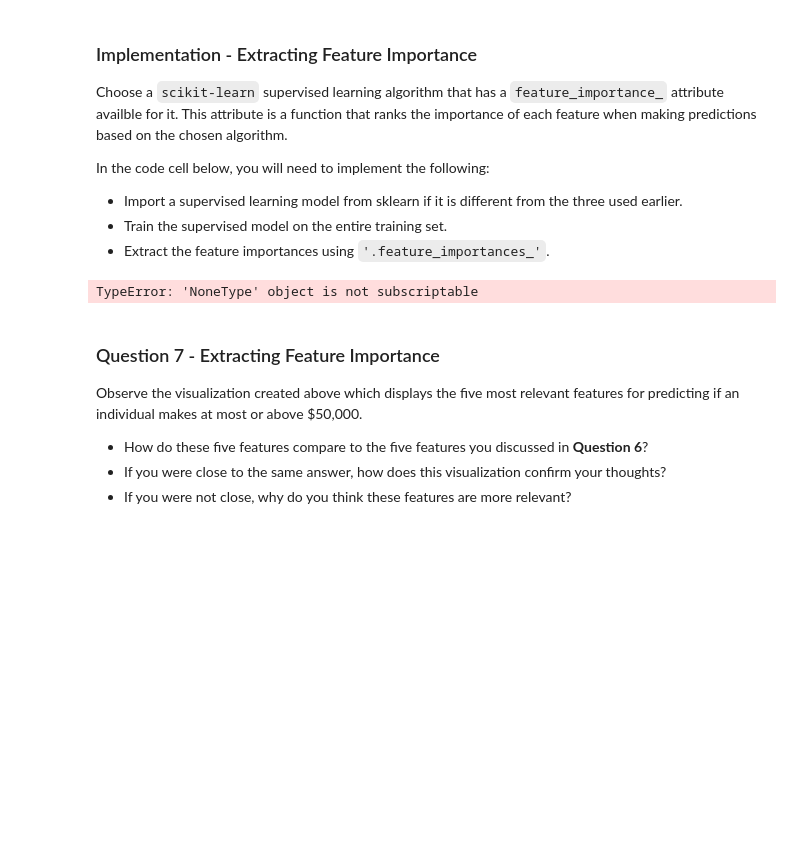
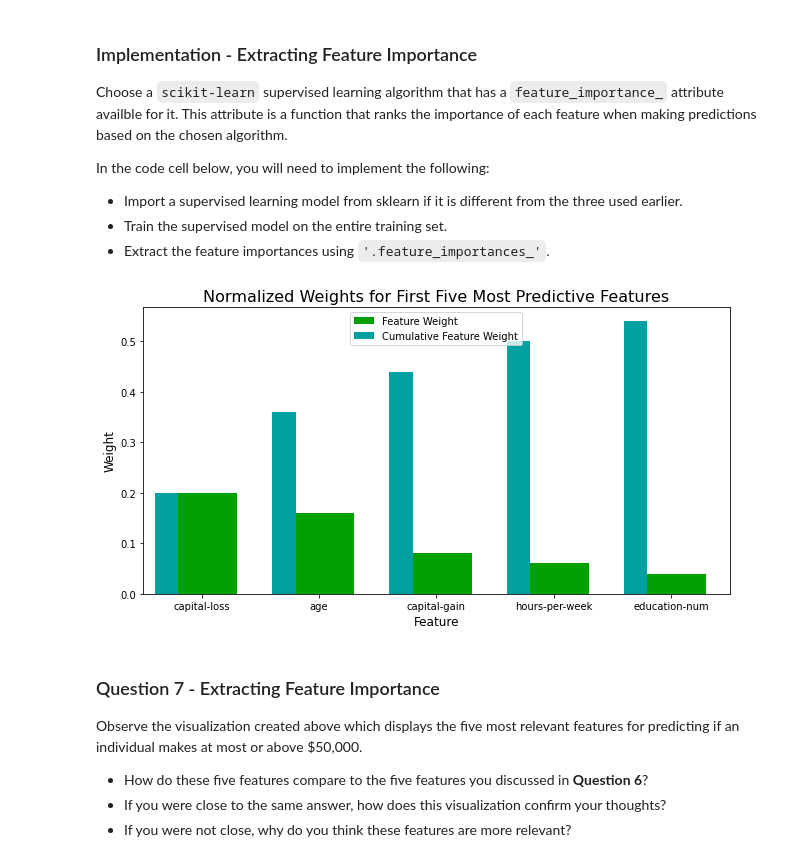
Before and after one commit to samthegolden/DSND_Term1, a Jupyter notebook: projects/p1_charityml/finding_donors.ipynb, the cells around one changed output. Cells and saved outputs as stored; diff of their text form; code cells hidden in the pictures; blank space fills up the shorter version.

```diff
--- a/projects/p1_charityml/finding_donors.ipynb
+++ b/projects/p1_charityml/finding_donors.ipynb
@@ -570,17 +591,18 @@ In the code cell below, you will need to implement the following:
 # %%
 # TODO: Import a supervised learning model that has 'feature_importances_'
 
 
 # TODO: Train the supervised model on the training set using .fit(X_train, y_train)
-model = None
+model = AdaBoostClassifier(random_state=42)
+model.fit(X_train, y_train)
 
 # TODO: Extract the feature importances using .feature_importances_
-importances = None
+importances = model.feature_importances_
 
 # Plot
 vs.feature_plot(importances, X_train, y_train)
 # %% [output]
-TypeError: 'NoneType' object is not subscriptable
+[figure, added]
 # %% [markdown]
 ### Question 7 - Extracting Feature Importance
 
```
Also changed, not shown: parts of 10 cells of this notebook.
